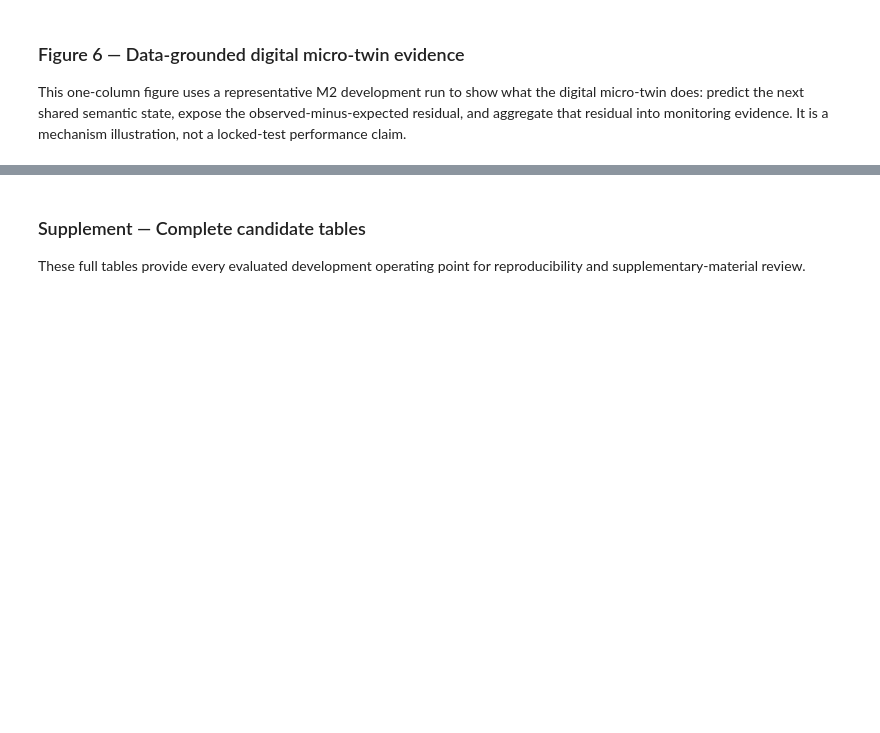
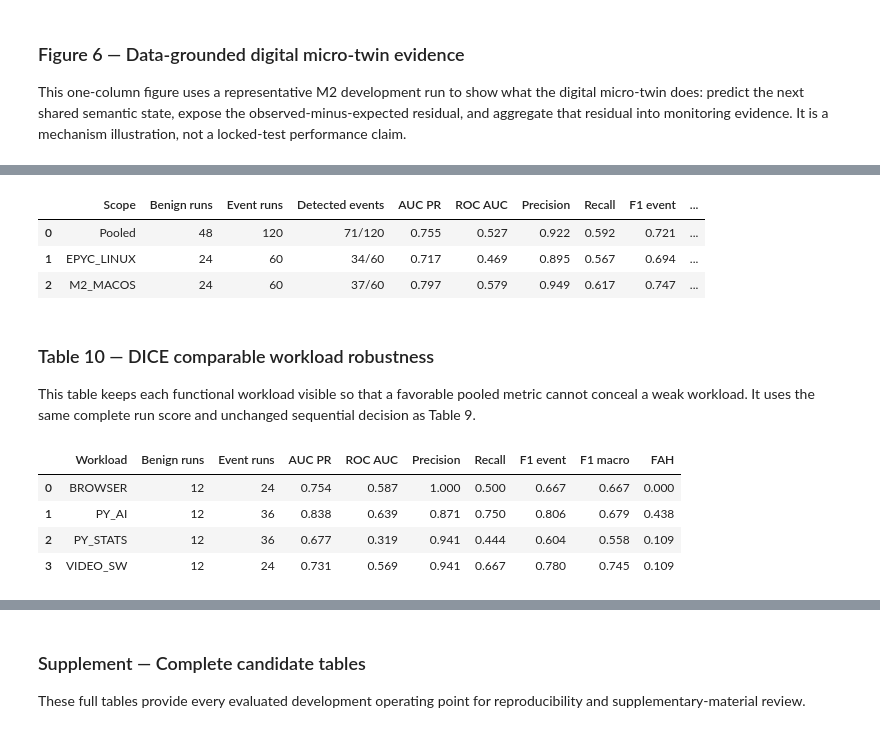
Before and after one commit to ping830616/PRISM, a Jupyter notebook: notebooks/PRISM_Complete_Experiment.ipynb, the cells around one changed output, grey strips where cells are left out. Drawn from its saved outputs; the diff is of its cells as text; code cells hidden in the pictures; blank space fills up the shorter version.

```diff
--- a/notebooks/PRISM_Complete_Experiment.ipynb
+++ b/notebooks/PRISM_Complete_Experiment.ipynb
@@ -14372,0 +14820,31 @@ else:
+# %%
+if not DICE_PAPER_TABLE.exists():
+    raise FileNotFoundError(
+        "Run Section 17B.13 with RUN_DICE_COMPARABLE_METRICS=True."
+    )
+DICE_COMPLETE_RUN_TABLE = pd.read_csv(DICE_PAPER_TABLE)
+display(DICE_COMPLETE_RUN_TABLE.round(3))
+# %% [output]
+|  | Scope | Benign runs | Event runs | Detected events | AUC PR | ROC AUC | Precision | Recall | F1 event | ... |
+| 0 | Pooled | 48 | 120 | 71/120 | 0.755 | 0.527 | 0.922 | 0.592 | 0.721 | ... |
+| 1 | EPYC_LINUX | 24 | 60 | 34/60 | 0.717 | 0.469 | 0.895 | 0.567 | 0.694 | ... |
+| 2 | M2_MACOS | 24 | 60 | 37/60 | 0.797 | 0.579 | 0.949 | 0.617 | 0.747 | ... |
+# %% [markdown]
+### Table 10 — DICE comparable workload robustness
+
+This table keeps each functional workload visible so that a favorable pooled
+metric cannot conceal a weak workload. It uses the same complete run score and
+unchanged sequential decision as Table 9.
+# %%
+if not DICE_PAPER_WORKLOAD_TABLE.exists():
+    raise FileNotFoundError(
+        "Run Section 17B.13 with RUN_DICE_COMPARABLE_METRICS=True."
+    )
+DICE_WORKLOAD_TABLE = pd.read_csv(DICE_PAPER_WORKLOAD_TABLE)
+display(DICE_WORKLOAD_TABLE.round(3))
+# %% [output]
+|  | Workload | Benign runs | Event runs | AUC PR | ROC AUC | Precision | Recall | F1 event | F1 macro | FAH |
+| 0 | BROWSER | 12 | 24 | 0.754 | 0.587 | 1.000 | 0.500 | 0.667 | 0.667 | 0.000 |
+| 1 | PY_AI | 12 | 36 | 0.838 | 0.639 | 0.871 | 0.750 | 0.806 | 0.679 | 0.438 |
+| 2 | PY_STATS | 12 | 36 | 0.677 | 0.319 | 0.941 | 0.444 | 0.604 | 0.558 | 0.109 |
+| 3 | VIDEO_SW | 12 | 24 | 0.731 | 0.569 | 0.941 | 0.667 | 0.780 | 0.745 | 0.109 |
```
Also changed, not shown: parts of 43 cells of this notebook, 10 other files.
